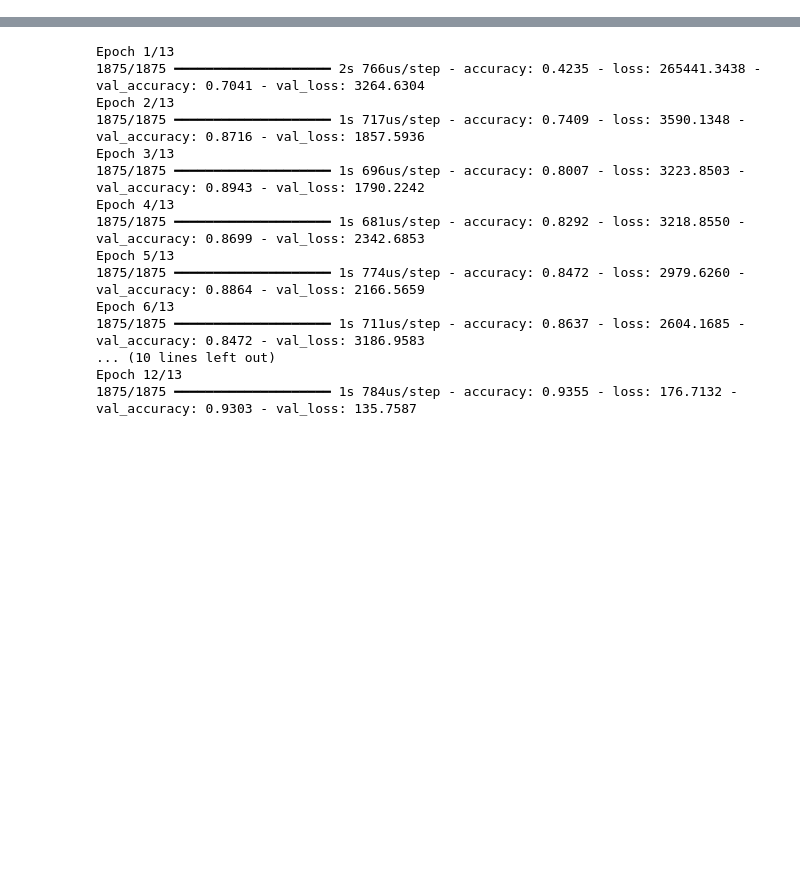
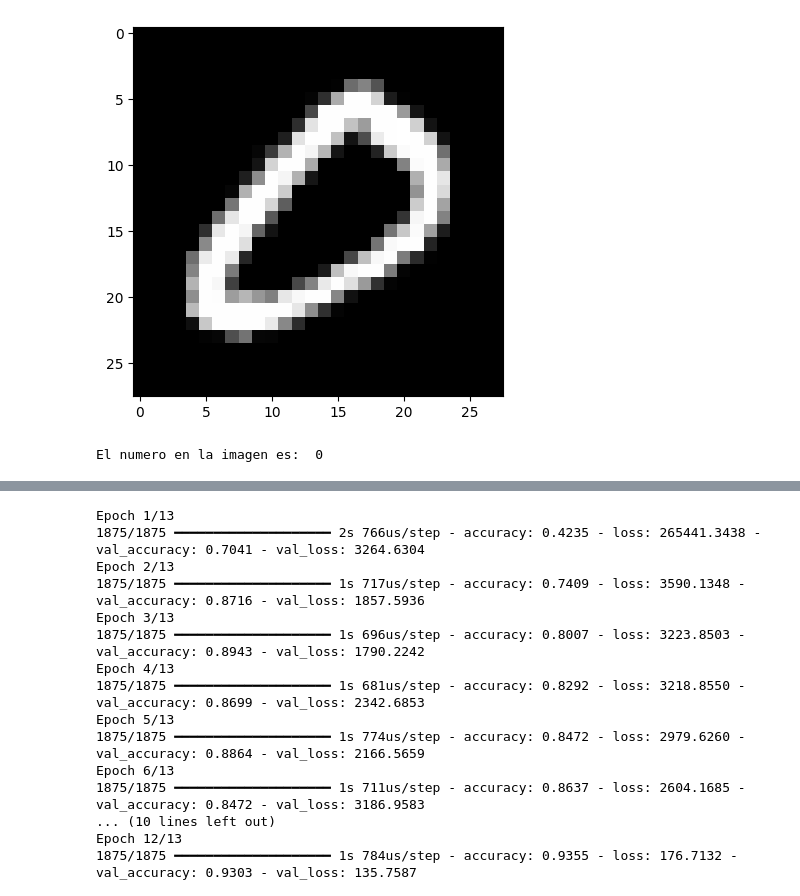
Before and after one commit to leo-hoet/minst_nn_optimizers, a Jupyter notebook: demo.ipynb, the cells around one changed output, grey strips where cells are left out. Drawn from its saved outputs; the diff is of its cells as text; code cells hidden in the pictures; blank space fills up the shorter version.

```diff
--- a/demo.ipynb
+++ b/demo.ipynb
@@ -39,0 +36,13 @@ Counter({1: 1135, 2: 1032, 7: 1028, 3: 1010, 9: 1009, 4: 982, 0: 980, 8: 974, 6:
+# %%
+from matplotlib import pyplot as plt
+
+def show_digit(img):
+    img = np.array(img, dtype='float')
+    pixels = img.reshape((28, 28))
+    plt.imshow(pixels, cmap='gray')
+    plt.show()
+show_digit(x_train[0])
+print("El numero en la imagen es: ", y_train[0])
+# %% [output]
+[figure, added]
+El numero en la imagen es:  0
```
Also changed, not shown: parts of 13 cells of this notebook.
